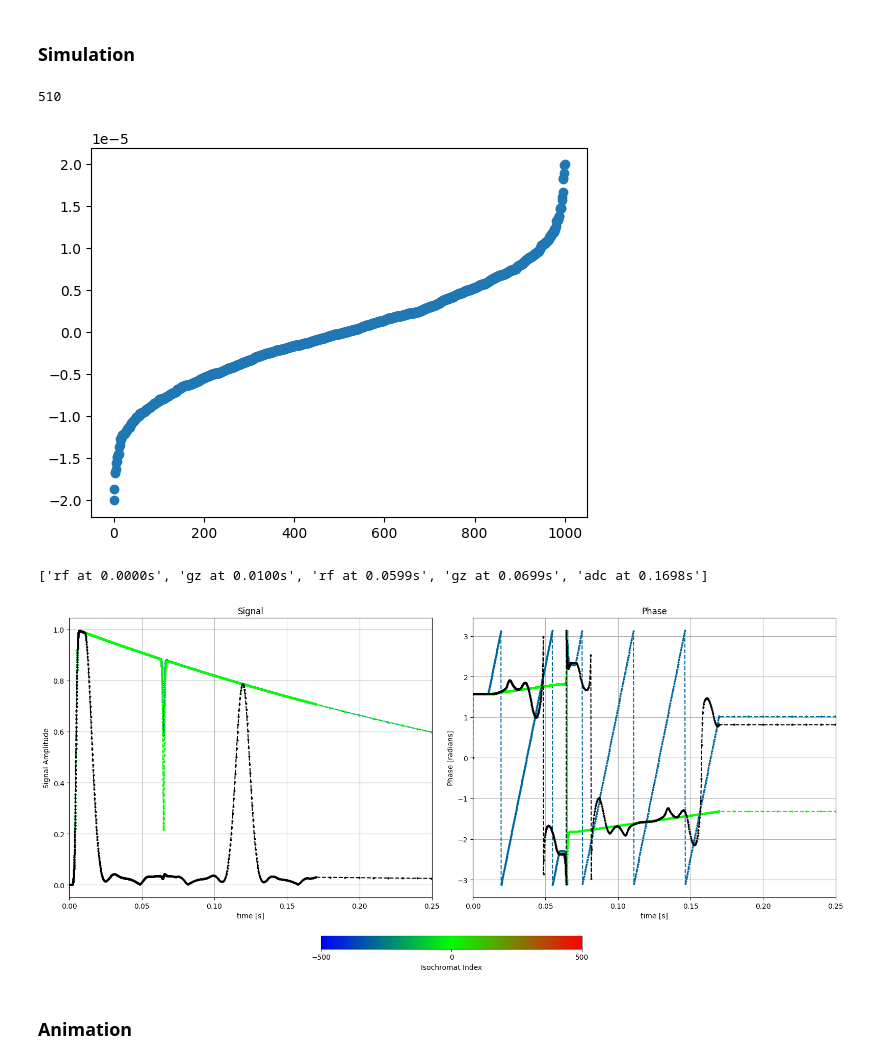
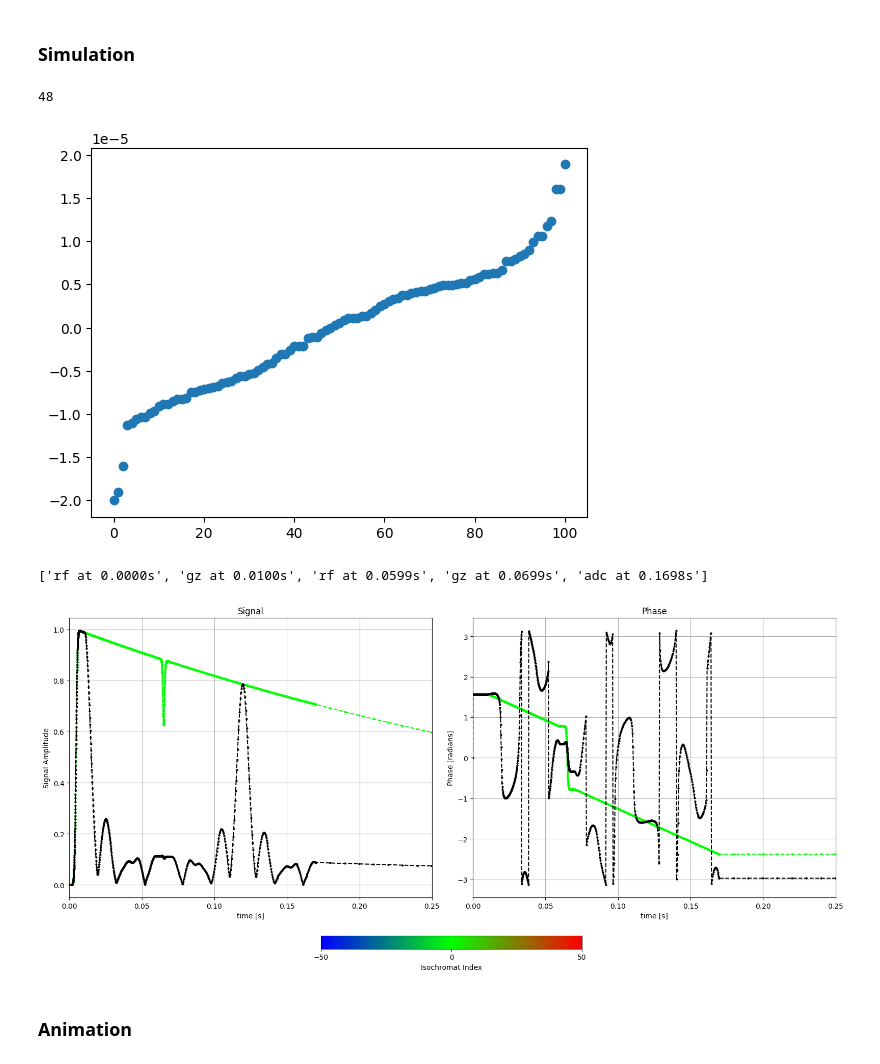
Before and after one commit to dantona02/optim, a Jupyter notebook: testing.ipynb, the cells around one changed output. Saved outputs shown, nothing was run; the diff lists cells and outputs as text; code cells hidden in the pictures.

```diff
--- a/testing.ipynb
+++ b/testing.ipynb
@@ -7,21 +7,21 @@ import matplotlib.pyplot as plt
 # %%
 low = -20e-6
 high = 20e-6
-n_iso = 1000
+n_iso = 100
 mean = (low + high) / 2
 std_dev = (high - low) / 6
 
 z_pos = np.random.normal(loc=mean, scale=std_dev, size=n_iso)
 z_pos = np.append(z_pos, 0)
 z_pos = np.clip(z_pos, low, high)
 z_pos = np.sort(z_pos)
 
 plt.plot(z_pos, 'o')
 
 np.where(z_pos == 0)[0][0]
 # %% [output]
-510
+48
-[figure, old version]
+[figure, new version]
 # %%
 # seq_path_gauss = '/Users/danielmiksch/JupyterLab/optim/seq_init/simple_gauss.seq'
 # seq_path_gauss_win = 'C:/Users/s436276/simulation/JupyterLab/optim/seq_init/simple_gauss.seq'
@@ -60,7 +60,7 @@ plt_range = [0, .25]
 # _ = plot_sim(m_out=[m_z, m_z_total], time=time, plt_range=plt_range, iso_select=iso_select)
 _ = plot_sim(m_out=[m_c, m_c_total], time=time, plt_range=plt_range, iso_select=iso_select)
 # %% [output]
-[figure, old version]
+[figure, new version]
 # %% [markdown]
 ### Animation
 # %%
```
Also changed, not shown: 1 other file.
